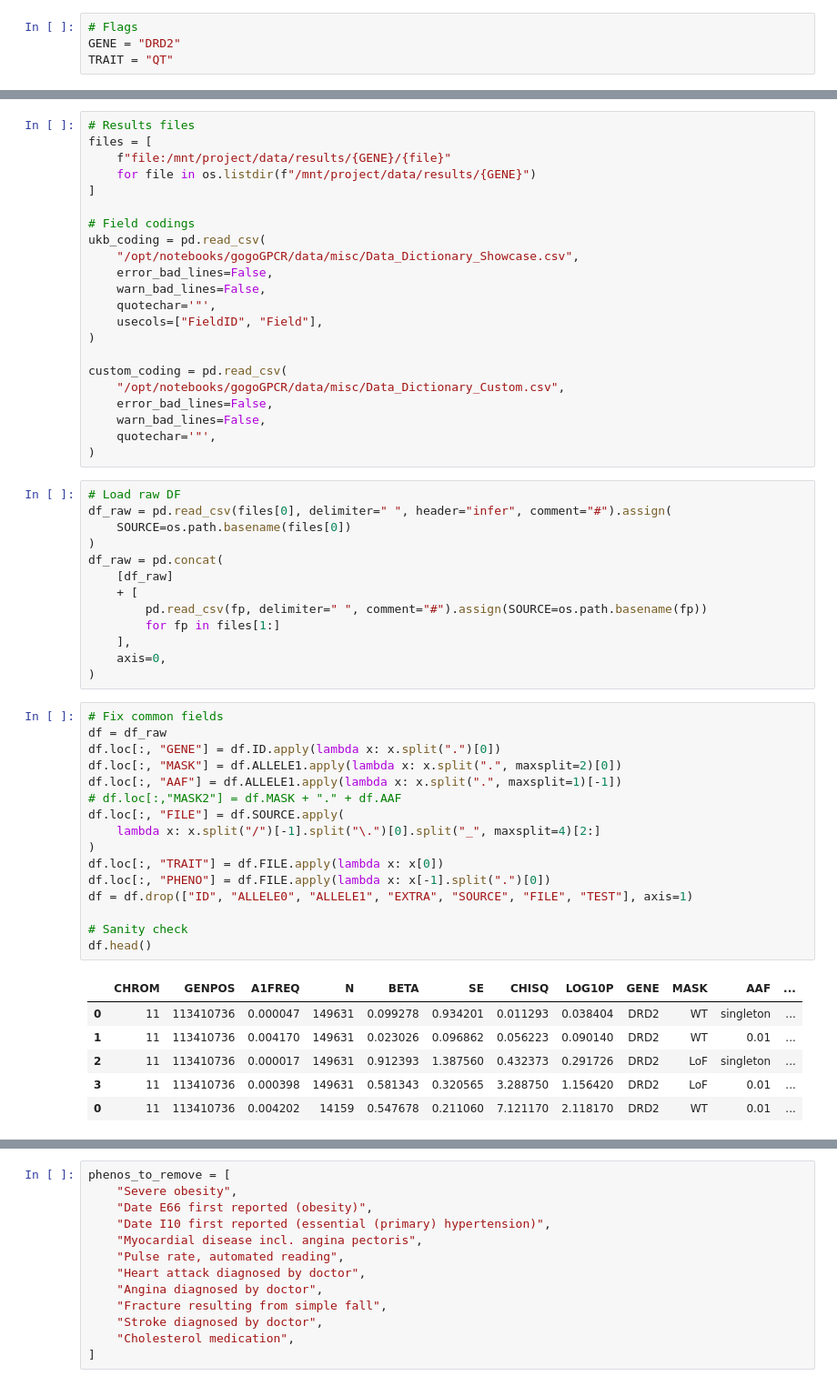
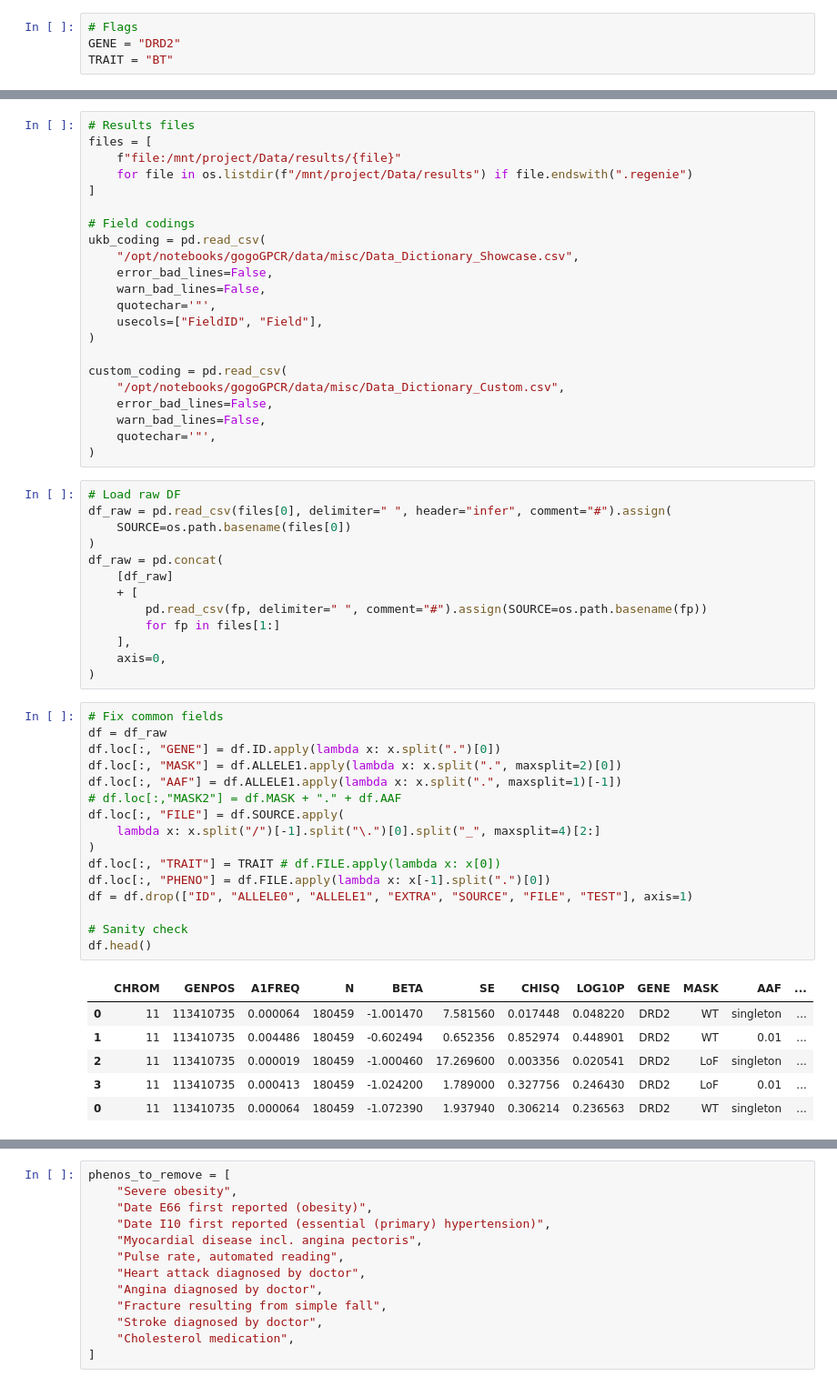
Before and after one commit to HauserGroup/gogoGPCR, a Jupyter notebook: notebooks/4_process_results.ipynb, the cells around one changed output, grey strips where cells are left out. Shown at 91% size. Drawn from its saved outputs; the diff is of its cells as text.

```diff
--- a/notebooks/4_process_results.ipynb
+++ b/notebooks/4_process_results.ipynb
@@ -15,15 +15,15 @@ import results
 # %%
 # Flags
 GENE = "DRD2"
-TRAIT = "QT"
+TRAIT = "BT"
 # %%
 # sc = pyspark.SparkContext()
 # spark = pyspark.sql.SparkSession(sc)
 # %%
 # Results files
 files = [
-    f"file:/mnt/project/data/results/{GENE}/{file}"
-    for file in os.listdir(f"/mnt/project/data/results/{GENE}")
+    f"file:/mnt/project/Data/results/{file}"
+    for file in os.listdir(f"/mnt/project/Data/results") if file.endswith(".regenie")
 ]
 
 # Field codings
@@ -57,26 +57,26 @@ df_raw = pd.concat(
 # %%
 # Fix common fields
 df = df_raw
 df.loc[:, "GENE"] = df.ID.apply(lambda x: x.split(".")[0])
 df.loc[:, "MASK"] = df.ALLELE1.apply(lambda x: x.split(".", maxsplit=2)[0])
 df.loc[:, "AAF"] = df.ALLELE1.apply(lambda x: x.split(".", maxsplit=1)[-1])
 # df.loc[:,"MASK2"] = df.MASK + "." + df.AAF
 df.loc[:, "FILE"] = df.SOURCE.apply(
     lambda x: x.split("/")[-1].split("\.")[0].split("_", maxsplit=4)[2:]
 )
-df.loc[:, "TRAIT"] = df.FILE.apply(lambda x: x[0])
+df.loc[:, "TRAIT"] = TRAIT # df.FILE.apply(lambda x: x[0])
 df.loc[:, "PHENO"] = df.FILE.apply(lambda x: x[-1].split(".")[0])
 df = df.drop(["ID", "ALLELE0", "ALLELE1", "EXTRA", "SOURCE", "FILE", "TEST"], axis=1)
 
 # Sanity check
 df.head()
 # %% [output]
 |  | CHROM | GENPOS | A1FREQ | N | BETA | SE | CHISQ | LOG10P | GENE | MASK | AAF | ... |
-| 0 | 11 | 113410736 | 0.000047 | 149631 | 0.099278 | 0.934201 | 0.011293 | 0.038404 | DRD2 | WT | singleton | ... |
-| 1 | 11 | 113410736 | 0.004170 | 149631 | 0.023026 | 0.096862 | 0.056223 | 0.090140 | DRD2 | WT | 0.01 | ... |
-| 2 | 11 | 113410736 | 0.000017 | 149631 | 0.912393 | 1.387560 | 0.432373 | 0.291726 | DRD2 | LoF | singleton | ... |
-| 3 | 11 | 113410736 | 0.000398 | 149631 | 0.581343 | 0.320565 | 3.288750 | 1.156420 | DRD2 | LoF | 0.01 | ... |
-| 0 | 11 | 113410736 | 0.004202 | 14159 | 0.547678 | 0.211060 | 7.121170 | 2.118170 | DRD2 | WT | 0.01 | ... |
+| 0 | 11 | 113410735 | 0.000064 | 180459 | -1.001470 | 7.581560 | 0.017448 | 0.048220 | DRD2 | WT | singleton | ... |
+| 1 | 11 | 113410735 | 0.004486 | 180459 | -0.602494 | 0.652356 | 0.852974 | 0.448901 | DRD2 | WT | 0.01 | ... |
+| 2 | 11 | 113410735 | 0.000019 | 180459 | -1.000460 | 17.269600 | 0.003356 | 0.020541 | DRD2 | LoF | singleton | ... |
+| 3 | 11 | 113410735 | 0.000413 | 180459 | -1.024200 | 1.789000 | 0.327756 | 0.246430 | DRD2 | LoF | 0.01 | ... |
+| 0 | 11 | 113410735 | 0.000064 | 180459 | -1.072390 | 1.937940 | 0.306214 | 0.236563 | DRD2 | WT | singleton | ... |
 # %%
 # Filters
 bt = df.TRAIT == "BT"
```
Also changed, not shown: parts of 4 cells of this notebook, 5 other files.
